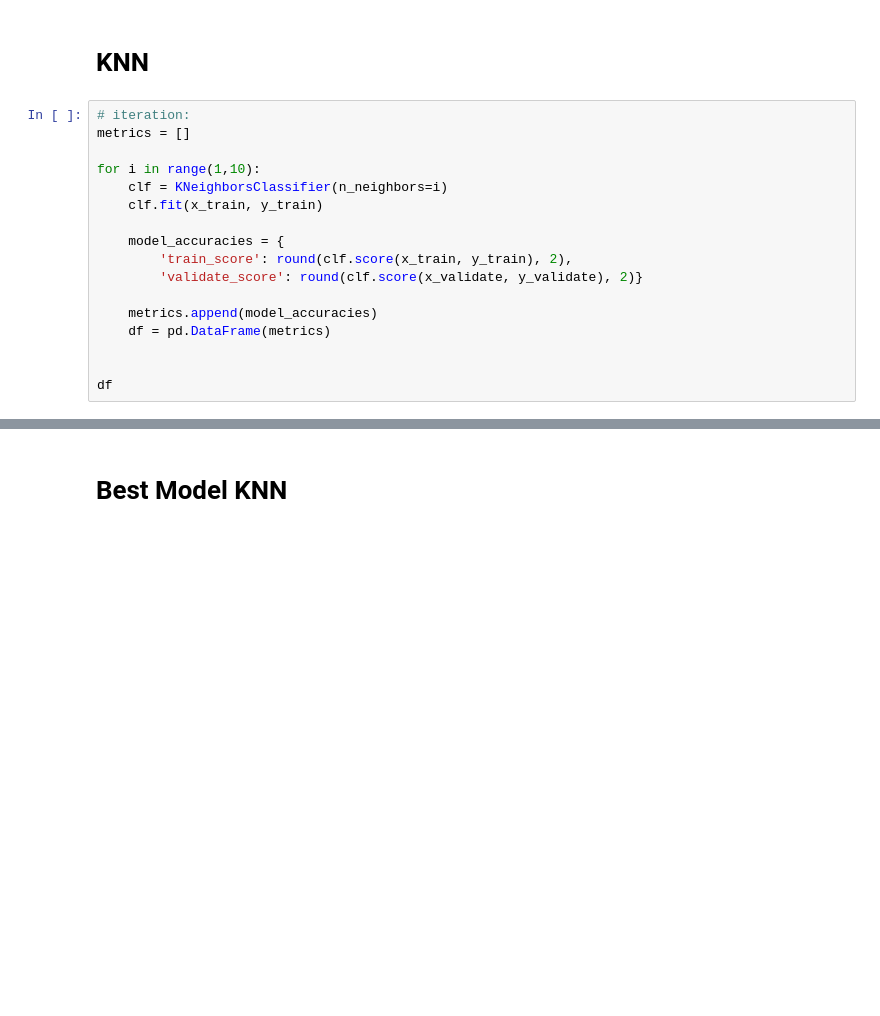
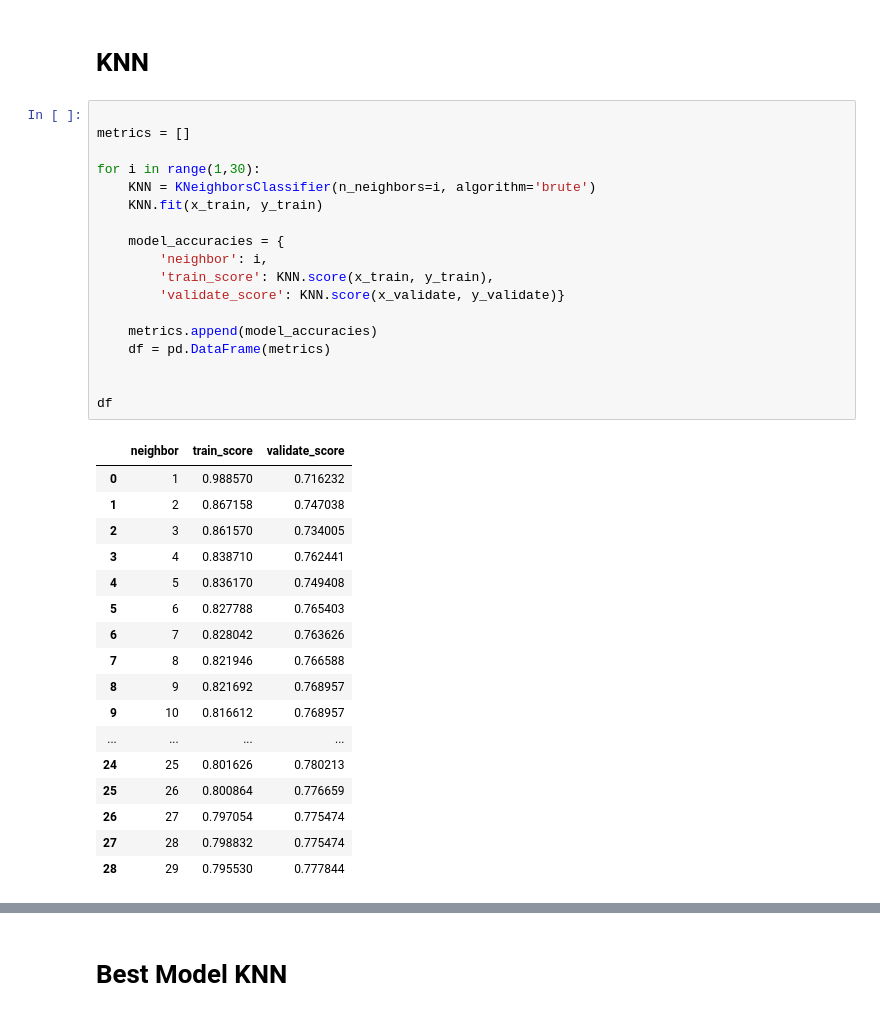
Before and after one commit to Yvette-Ibarra/classification-project, a Jupyter notebook: working_notebook.ipynb, the cells around one changed output, grey strips where cells are left out. Cells and saved outputs as stored; diff of their text form; blank space fills up the shorter version.

```diff
--- a/working_notebook.ipynb
+++ b/working_notebook.ipynb
@@ -1277,21 +1277,40 @@ Accuracy of Decision Tree on validate data is 0.7813981042654028
 # %% [markdown]
 # KNN
 # %%
-# iteration:
+
 metrics = []
 
-for i in range(1,10):
-    clf = KNeighborsClassifier(n_neighbors=i)
-    clf.fit(x_train, y_train)
+for i in range(1,30):
+    KNN = KNeighborsClassifier(n_neighbors=i, algorithm='brute')
+    KNN.fit(x_train, y_train)
 
     model_accuracies = {
-        'train_score': round(clf.score(x_train, y_train), 2),
-        'validate_score': round(clf.score(x_validate, y_validate), 2)}
+        'neighbor': i,
+        'train_score': KNN.score(x_train, y_train),
+        'validate_score': KNN.score(x_validate, y_validate)}
 
     metrics.append(model_accuracies)
     df = pd.DataFrame(metrics)
 
 
 df
+# %% [output]
+|  | neighbor | train_score | validate_score |
+| 0 | 1 | 0.988570 | 0.716232 |
+| 1 | 2 | 0.867158 | 0.747038 |
+| 2 | 3 | 0.861570 | 0.734005 |
+| 3 | 4 | 0.838710 | 0.762441 |
+| 4 | 5 | 0.836170 | 0.749408 |
+| 5 | 6 | 0.827788 | 0.765403 |
+| 6 | 7 | 0.828042 | 0.763626 |
+| 7 | 8 | 0.821946 | 0.766588 |
+| 8 | 9 | 0.821692 | 0.768957 |
+| 9 | 10 | 0.816612 | 0.768957 |
+| ... | ... | ... | ... |
+| 24 | 25 | 0.801626 | 0.780213 |
+| 25 | 26 | 0.800864 | 0.776659 |
+| 26 | 27 | 0.797054 | 0.775474 |
+| 27 | 28 | 0.798832 | 0.775474 |
+| 28 | 29 | 0.795530 | 0.777844 |
 # %%
 df.train_score-df.validate_score
```
Also changed, not shown: parts of 79 cells of this notebook.
